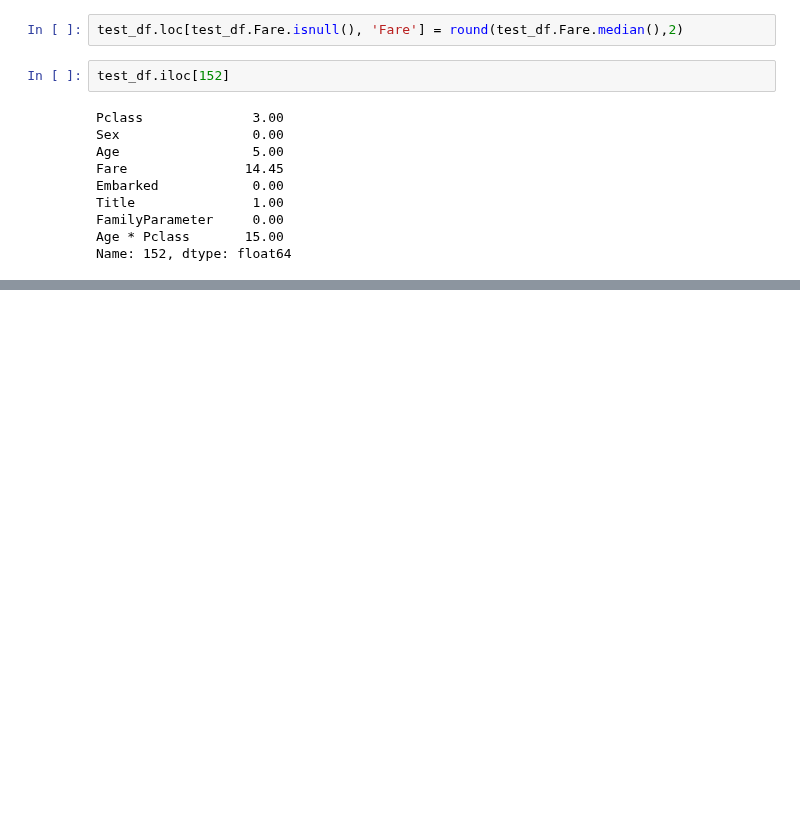
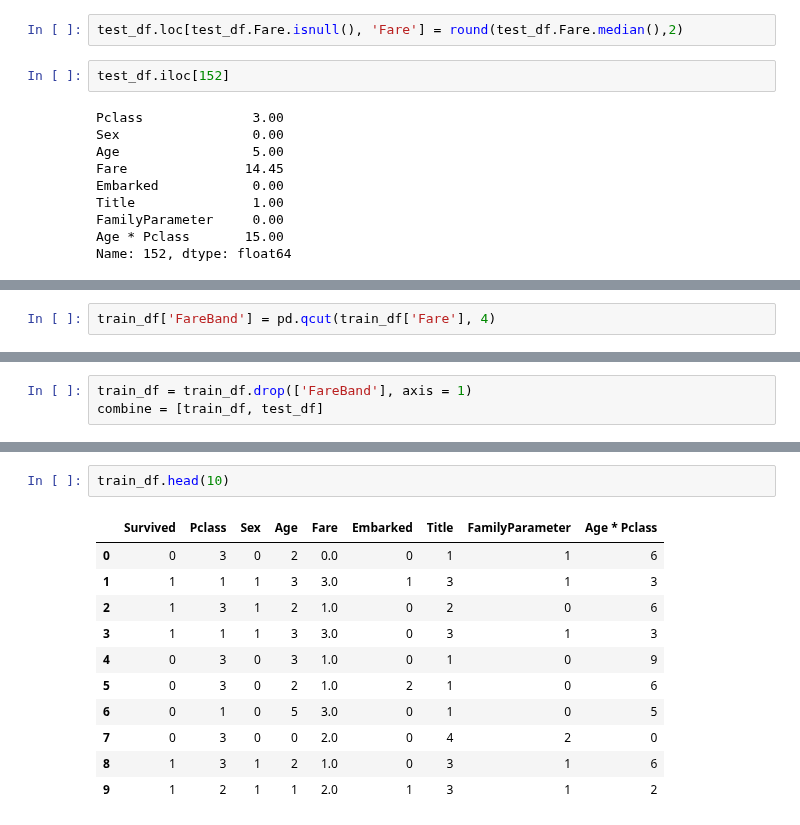
Before and after one commit to sushant2811/KaggleTitanic, a Jupyter notebook: KaggleTitanicSushant.ipynb, the cells around one changed output, grey strips where cells are left out. Saved outputs shown, nothing was run; the diff lists cells and outputs as text; blank space fills up the shorter version.

Commit message:
Creating FareBands

```diff
--- a/KaggleTitanicSushant.ipynb
+++ b/KaggleTitanicSushant.ipynb
@@ -1280,0 +1331,2 @@ Name: 152, dtype: float64
+# %%
+train_df['FareBand'] = pd.qcut(train_df['Fare'], 4)
@@ -1280,0 +1363,3 @@ Name: 152, dtype: float64
+# %%
+train_df = train_df.drop(['FareBand'], axis = 1)
+combine = [train_df, test_df]
@@ -1280,0 +1382,14 @@ Name: 152, dtype: float64
+# %%
+train_df.head(10)
+# %% [output]
+|  | Survived | Pclass | Sex | Age | Fare | Embarked | Title | FamilyParameter | Age * Pclass |
+| 0 | 0 | 3 | 0 | 2 | 0.0 | 0 | 1 | 1 | 6 |
+| 1 | 1 | 1 | 1 | 3 | 3.0 | 1 | 3 | 1 | 3 |
+| 2 | 1 | 3 | 1 | 2 | 1.0 | 0 | 2 | 0 | 6 |
+| 3 | 1 | 1 | 1 | 3 | 3.0 | 0 | 3 | 1 | 3 |
+| 4 | 0 | 3 | 0 | 3 | 1.0 | 0 | 1 | 0 | 9 |
+| 5 | 0 | 3 | 0 | 2 | 1.0 | 2 | 1 | 0 | 6 |
+| 6 | 0 | 1 | 0 | 5 | 3.0 | 0 | 1 | 0 | 5 |
+| 7 | 0 | 3 | 0 | 0 | 2.0 | 0 | 4 | 2 | 0 |
+| 8 | 1 | 3 | 1 | 2 | 1.0 | 0 | 3 | 1 | 6 |
+| 9 | 1 | 2 | 1 | 1 | 2.0 | 1 | 3 | 1 | 2 |
```
Also changed, not shown: parts of 20 cells of this notebook.
